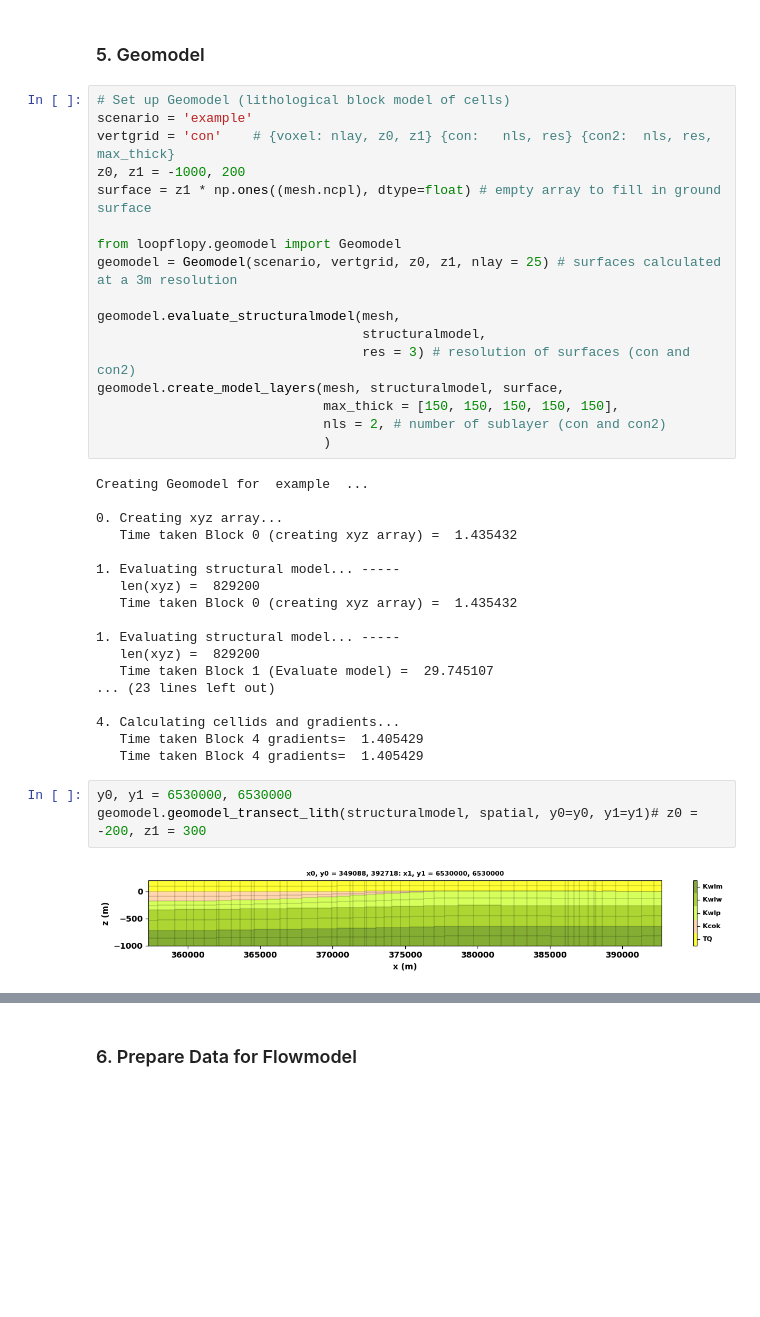
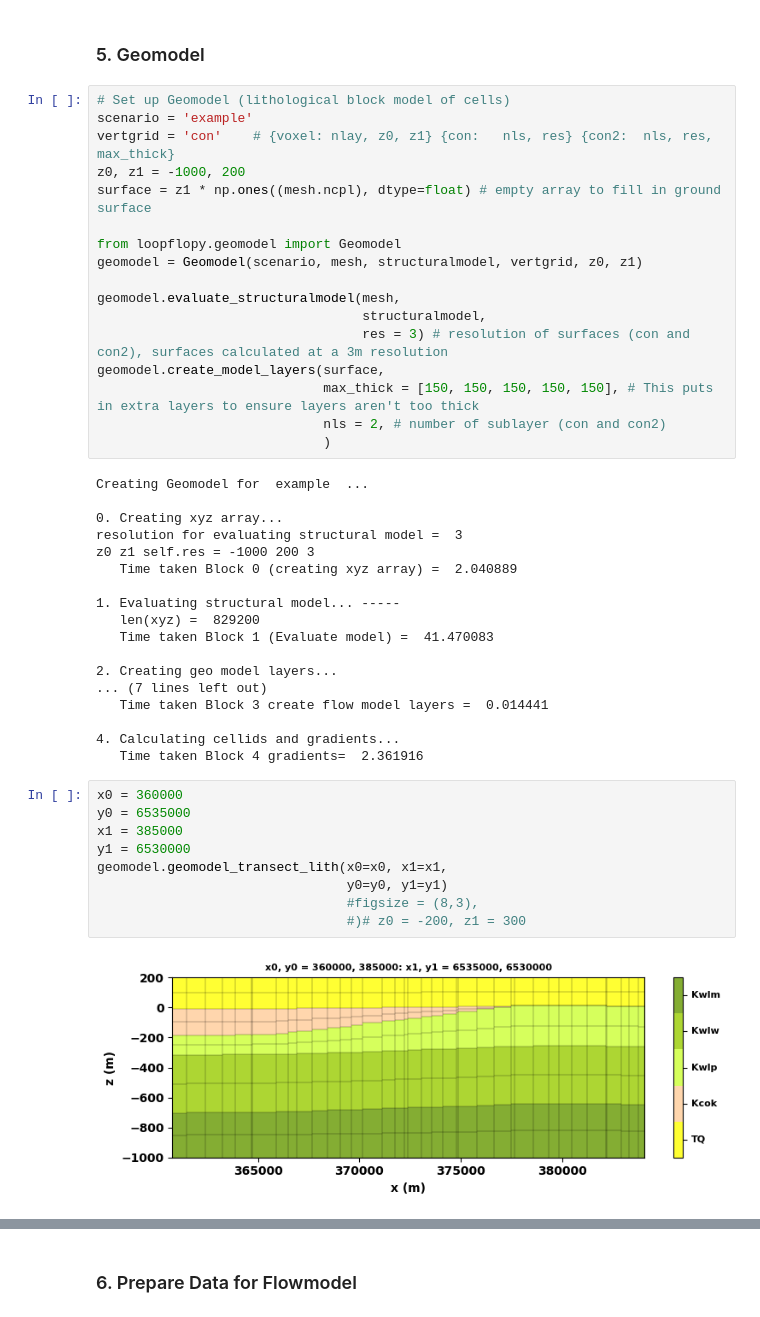
Before and after one commit to kerrybardot/loopflopy, a Jupyter notebook: examples/Example 2 - 3D/scripts/main_script.ipynb, the cells around one changed output, grey strips where cells are left out. Cells and saved outputs as stored; diff of their text form; blank space fills up the shorter version.

```diff
--- a/examples/Example 2 - 3D/scripts/main_script.ipynb
+++ b/examples/Example 2 - 3D/scripts/main_script.ipynb
@@ -239,38 +236,44 @@ z0, z1 = -1000, 200
 surface = z1 * np.ones((mesh.ncpl), dtype=float) # empty array to fill in ground surface
 
 from loopflopy.geomodel import Geomodel
-geomodel = Geomodel(scenario, vertgrid, z0, z1, nlay = 25) # surfaces calculated at a 3m resolution
+geomodel = Geomodel(scenario, mesh, structuralmodel, vertgrid, z0, z1)
 
 geomodel.evaluate_structuralmodel(mesh,
                                   structuralmodel,
-                                  res = 3) # resolution of surfaces (con and con2)
-geomodel.create_model_layers(mesh, structuralmodel, surface,
-                             max_thick = [150, 150, 150, 150, 150],
+                                  res = 3) # resolution of surfaces (con and con2), surfaces calculated at a 3m resolution
+geomodel.create_model_layers(surface,
+                             max_thick = [150, 150, 150, 150, 150], # This puts in extra layers to ensure layers aren't too thick
                              nls = 2, # number of sublayer (con and con2)
                              )
 # %% [output]
 Creating Geomodel for  example  ...
 
 0. Creating xyz array...
-   Time taken Block 0 (creating xyz array) =  1.435432
+resolution for evaluating structural model =  3
+z0 z1 self.res = -1000 200 3
+   Time taken Block 0 (creating xyz array) =  2.040889
 
 1. Evaluating structural model... -----
    len(xyz) =  829200
-   Time taken Block 0 (creating xyz array) =  1.435432
+   Time taken Block 1 (Evaluate model) =  41.470083
 
-1. Evaluating structural model... -----
-   len(xyz) =  829200
-   Time taken Block 1 (Evaluate model) =  29.745107
-... (23 lines left out)
+2. Creating geo model layers...
+... (7 lines left out)
+   Time taken Block 3 create flow model layers =  0.014441
 
 4. Calculating cellids and gradients...
-   Time taken Block 4 gradients=  1.405429
-   Time taken Block 4 gradients=  1.405429
+   Time taken Block 4 gradients=  2.361916
 # %%
-y0, y1 = 6530000, 6530000
-geomodel.geomodel_transect_lith(structuralmodel, spatial, y0=y0, y1=y1)# z0 = -200, z1 = 300
+x0 = 360000
+y0 = 6535000
+x1 = 385000
+y1 = 6530000
+geomodel.geomodel_transect_lith(x0=x0, x1=x1,
+                                y0=y0, y1=y1)
+                                #figsize = (8,3),
+                                #)# z0 = -200, z1 = 300
 # %% [output]
-[figure, old version]
+[figure, new version]
 # %%
 # FILL CELL PROPERTIES
 props = pd.read_excel(structuralmodel.geodata_fname, sheet_name = 'properties')
```
Also changed, not shown: parts of 15 cells of this notebook, 14 other files.
